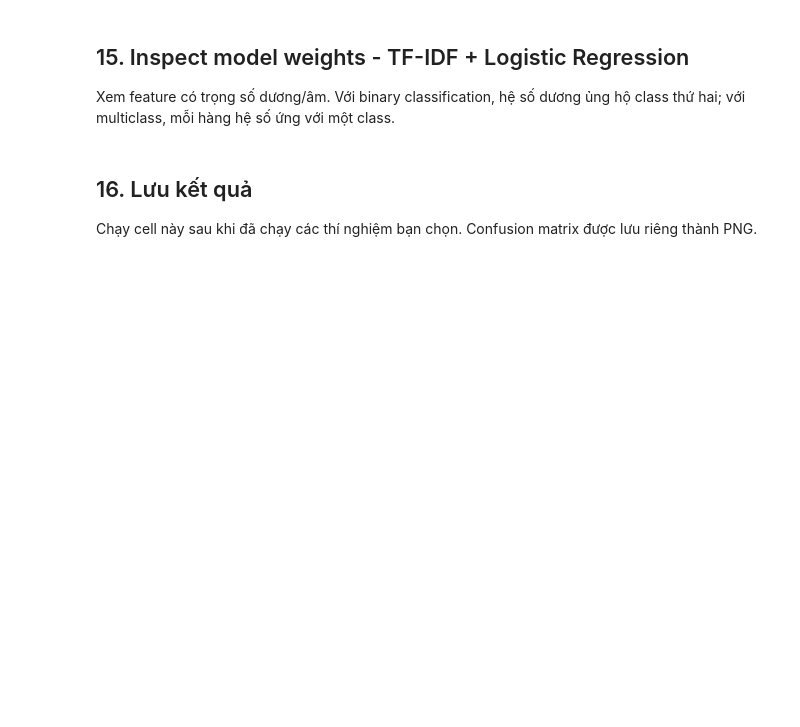
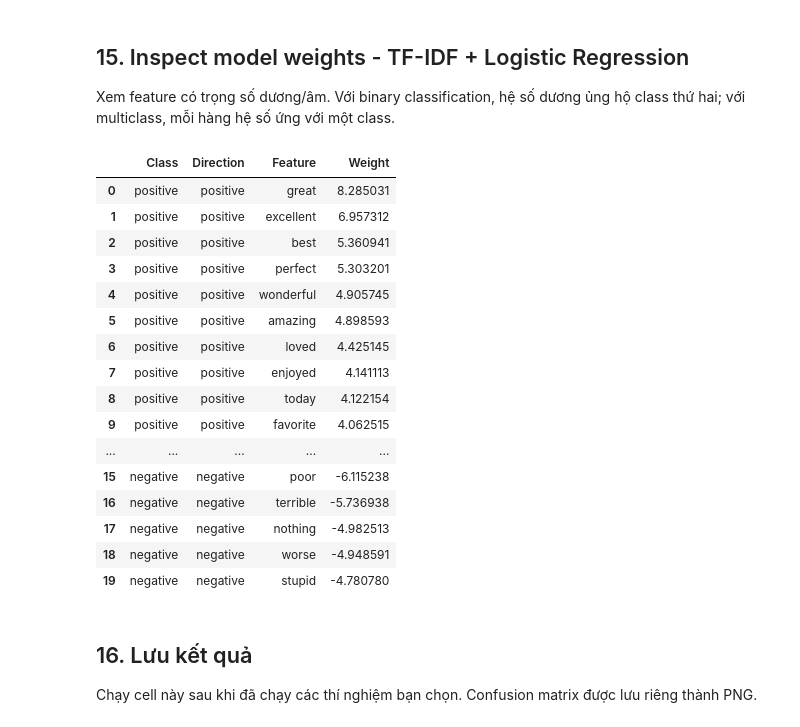
Before and after one commit to kienng221105/NLP_course, a Jupyter notebook: lab04/classification.ipynb, the cells around one changed output. Cells and saved outputs as stored; diff of their text form; code cells hidden in the pictures; blank space fills up the shorter version.

```diff
--- a/lab04/classification.ipynb
+++ b/lab04/classification.ipynb
@@ -589,33 +705,61 @@ feature_names = tfidf_lr_pipeline.named_steps['tfidf'].get_feature_names_out()
 weight_rows = []
 
 if lr_classifier.coef_.shape[0] == 1:
     weights = lr_classifier.coef_[0]
     positive_class = lr_classifier.classes_[1]
     negative_class = lr_classifier.classes_[0]
     for index in np.argsort(weights)[-10:][::-1]:
         weight_rows.append({
             'Class': positive_class,
+            'Direction': 'positive',
             'Feature': feature_names[index],
             'Weight': weights[index],
         })
     for index in np.argsort(weights)[:10]:
         weight_rows.append({
             'Class': negative_class,
+            'Direction': 'negative',
             'Feature': feature_names[index],
             'Weight': weights[index],
         })
 else:
     for class_index, class_label in enumerate(lr_classifier.classes_):
         weights = lr_classifier.coef_[class_index]
         for index in np.argsort(weights)[-10:][::-1]:
             weight_rows.append({
                 'Class': class_label,
+                'Direction': 'positive',
+                'Feature': feature_names[index],
+                'Weight': weights[index],
+            })
+        for index in np.argsort(weights)[:10]:
+            weight_rows.append({
+                'Class': class_label,
+                'Direction': 'negative',
                 'Feature': feature_names[index],
                 'Weight': weights[index],
             })
 
 weights_table = pd.DataFrame(weight_rows)
 display(weights_table)
+# %% [output]
+|  | Class | Direction | Feature | Weight |
+| 0 | positive | positive | great | 8.285031 |
+| 1 | positive | positive | excellent | 6.957312 |
+| 2 | positive | positive | best | 5.360941 |
+| 3 | positive | positive | perfect | 5.303201 |
+| 4 | positive | positive | wonderful | 4.905745 |
+| 5 | positive | positive | amazing | 4.898593 |
+| 6 | positive | positive | loved | 4.425145 |
+| 7 | positive | positive | enjoyed | 4.141113 |
+| 8 | positive | positive | today | 4.122154 |
+| 9 | positive | positive | favorite | 4.062515 |
+| ... | ... | ... | ... | ... |
+| 15 | negative | negative | poor | -6.115238 |
+| 16 | negative | negative | terrible | -5.736938 |
+| 17 | negative | negative | nothing | -4.982513 |
+| 18 | negative | negative | worse | -4.948591 |
+| 19 | negative | negative | stupid | -4.780780 |
 # %% [markdown]
 ## 16. Lưu kết quả
 Chạy cell này sau khi đã chạy các thí nghiệm bạn chọn. Confusion matrix được lưu riêng thành PNG.
```
Also changed, not shown: parts of 37 cells of this notebook, 10 other files.
